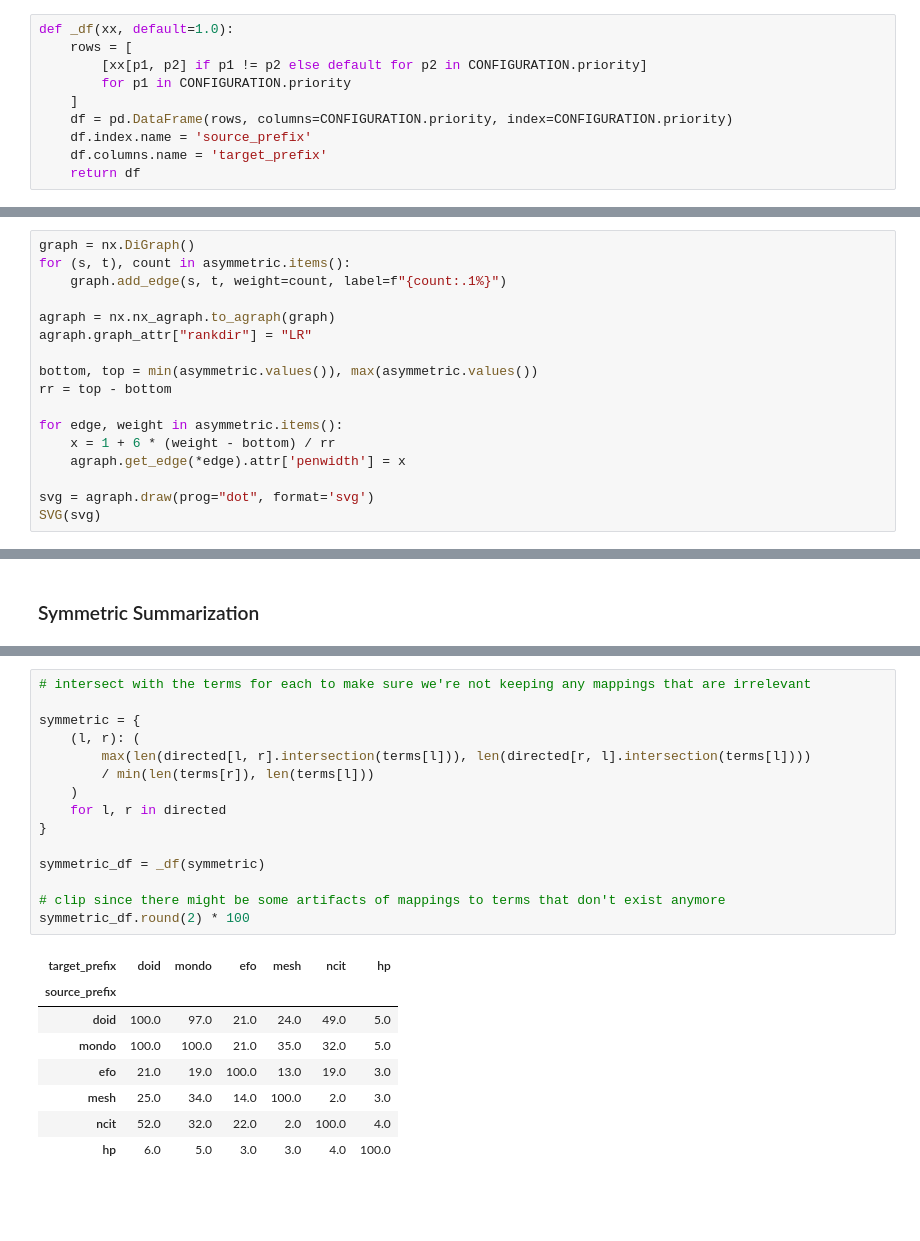
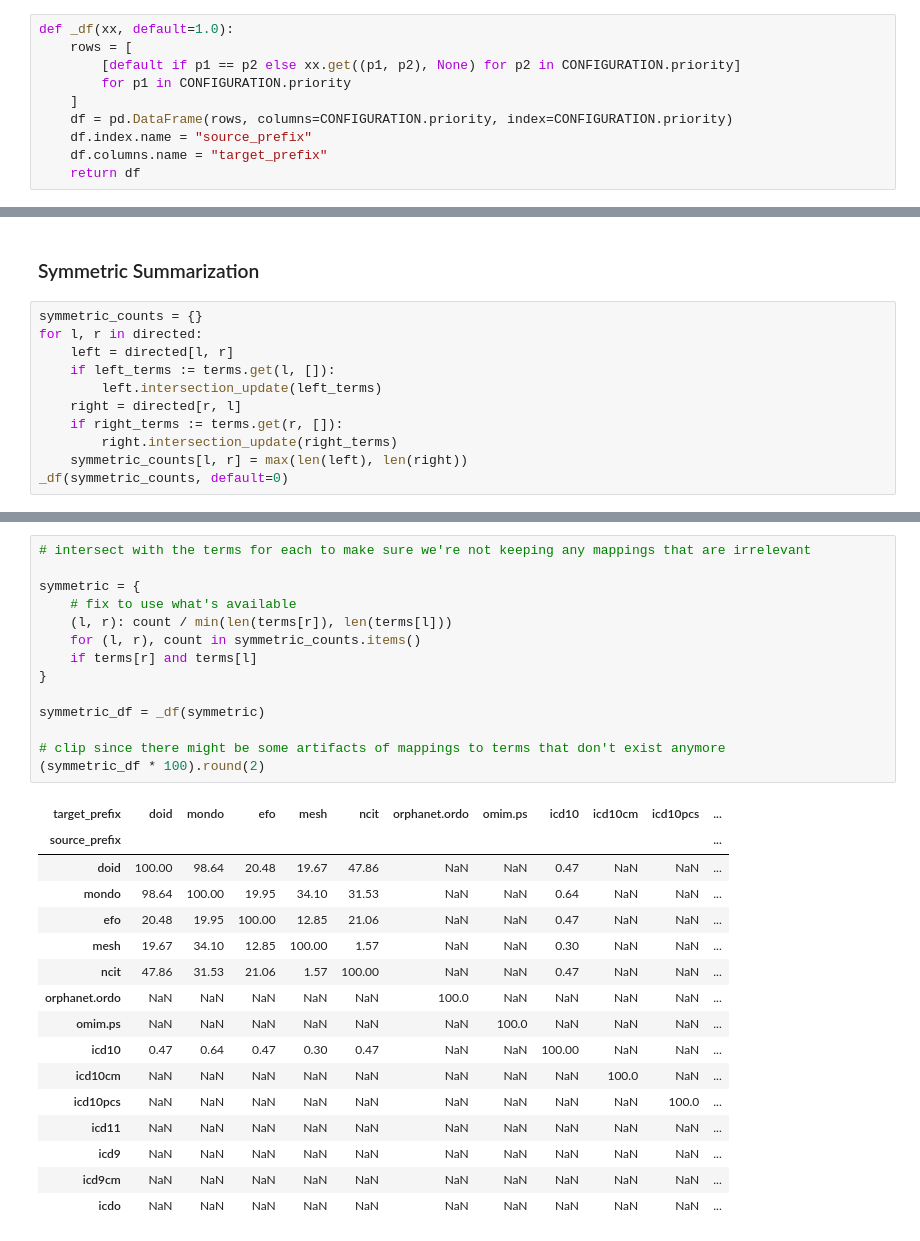
Before and after one commit to biopragmatics/semra, a Jupyter notebook: scripts/Disease Landscape Comparison.ipynb, the cells around one changed output, grey strips where cells are left out. Cells and saved outputs as stored; diff of their text form; blank space fills up the shorter version.

```diff
--- a/scripts/Disease Landscape Comparison.ipynb
+++ b/scripts/Disease Landscape Comparison.ipynb
@@ -71,10 +104,10 @@ The way to read this table is the horizontal index corresponds to the source pre
 # %%
 def _df(xx, default=1.0):
     rows = [
-        [xx[p1, p2] if p1 != p2 else default for p2 in CONFIGURATION.priority]
+        [default if p1 == p2 else xx.get((p1, p2), None) for p2 in CONFIGURATION.priority]
         for p1 in CONFIGURATION.priority
     ]
     df = pd.DataFrame(rows, columns=CONFIGURATION.priority, index=CONFIGURATION.priority)
-    df.index.name = 'source_prefix'
-    df.columns.name = 'target_prefix'
+    df.index.name = "source_prefix"
+    df.columns.name = "target_prefix"
     return df
@@ -97,17 +193,0 @@ asymmetric_summary_df.round(2) * 100
-# %%
-graph = nx.DiGraph()
-for (s, t), count in asymmetric.items():
-    graph.add_edge(s, t, weight=count, label=f"{count:.1%}")
-
-agraph = nx.nx_agraph.to_agraph(graph)
-agraph.graph_attr["rankdir"] = "LR"
-
-bottom, top = min(asymmetric.values()), max(asymmetric.values())
-rr = top - bottom
-
-for edge, weight in asymmetric.items():
-    x = 1 + 6 * (weight - bottom) / rr
-    agraph.get_edge(*edge).attr['penwidth'] = x
-
-svg = agraph.draw(prog="dot", format='svg')
-SVG(svg)
@@ -116,2 +198,13 @@ SVG(svg)
 # %% [markdown]
 ### Symmetric Summarization
+# %%
+symmetric_counts = {}
+for l, r in directed:
+    left = directed[l, r]
+    if left_terms := terms.get(l, []):
+        left.intersection_update(left_terms)
+    right = directed[r, l]
+    if right_terms := terms.get(r, []):
+        right.intersection_update(right_terms)
+    symmetric_counts[l, r] = max(len(left), len(right))
+_df(symmetric_counts, default=0)
@@ -118,25 +235,32 @@ SVG(svg)
 # %%
 # intersect with the terms for each to make sure we're not keeping any mappings that are irrelevant
 
 symmetric = {
-    (l, r): (
-        max(len(directed[l, r].intersection(terms[l])), len(directed[r, l].intersection(terms[l])))
-        / min(len(terms[r]), len(terms[l]))
-    )
-    for l, r in directed
+    # fix to use what's available
+    (l, r): count / min(len(terms[r]), len(terms[l]))
+    for (l, r), count in symmetric_counts.items()
+    if terms[r] and terms[l]
 }
 
 symmetric_df = _df(symmetric)
 
 # clip since there might be some artifacts of mappings to terms that don't exist anymore
-symmetric_df.round(2) * 100
+(symmetric_df * 100).round(2)
 # %% [output]
-| target_prefix | doid | mondo | efo | mesh | ncit | hp |
-| source_prefix |  |  |  |  |  |  |
-| doid | 100.0 | 97.0 | 21.0 | 24.0 | 49.0 | 5.0 |
-| mondo | 100.0 | 100.0 | 21.0 | 35.0 | 32.0 | 5.0 |
-| efo | 21.0 | 19.0 | 100.0 | 13.0 | 19.0 | 3.0 |
-| mesh | 25.0 | 34.0 | 14.0 | 100.0 | 2.0 | 3.0 |
-| ncit | 52.0 | 32.0 | 22.0 | 2.0 | 100.0 | 4.0 |
-| hp | 6.0 | 5.0 | 3.0 | 3.0 | 4.0 | 100.0 |
+| target_prefix | doid | mondo | efo | mesh | ncit | orphanet.ordo | omim.ps | icd10 | icd10cm | icd10pcs | ... |
+| source_prefix |  |  |  |  |  |  |  |  |  |  | ... |
+| doid | 100.00 | 98.64 | 20.48 | 19.67 | 47.86 | NaN | NaN | 0.47 | NaN | NaN | ... |
+| mondo | 98.64 | 100.00 | 19.95 | 34.10 | 31.53 | NaN | NaN | 0.64 | NaN | NaN | ... |
+| efo | 20.48 | 19.95 | 100.00 | 12.85 | 21.06 | NaN | NaN | 0.47 | NaN | NaN | ... |
+| mesh | 19.67 | 34.10 | 12.85 | 100.00 | 1.57 | NaN | NaN | 0.30 | NaN | NaN | ... |
+| ncit | 47.86 | 31.53 | 21.06 | 1.57 | 100.00 | NaN | NaN | 0.47 | NaN | NaN | ... |
+| orphanet.ordo | NaN | NaN | NaN | NaN | NaN | 100.0 | NaN | NaN | NaN | NaN | ... |
+| omim.ps | NaN | NaN | NaN | NaN | NaN | NaN | 100.0 | NaN | NaN | NaN | ... |
+| icd10 | 0.47 | 0.64 | 0.47 | 0.30 | 0.47 | NaN | NaN | 100.00 | NaN | NaN | ... |
+| icd10cm | NaN | NaN | NaN | NaN | NaN | NaN | NaN | NaN | 100.0 | NaN | ... |
+| icd10pcs | NaN | NaN | NaN | NaN | NaN | NaN | NaN | NaN | NaN | 100.0 | ... |
+| icd11 | NaN | NaN | NaN | NaN | NaN | NaN | NaN | NaN | NaN | NaN | ... |
+| icd9 | NaN | NaN | NaN | NaN | NaN | NaN | NaN | NaN | NaN | NaN | ... |
+| icd9cm | NaN | NaN | NaN | NaN | NaN | NaN | NaN | NaN | NaN | NaN | ... |
+| icdo | NaN | NaN | NaN | NaN | NaN | NaN | NaN | NaN | NaN | NaN | ... |
 # %%
```
Also changed, not shown: parts of 15 cells of this notebook, 2 other files.
